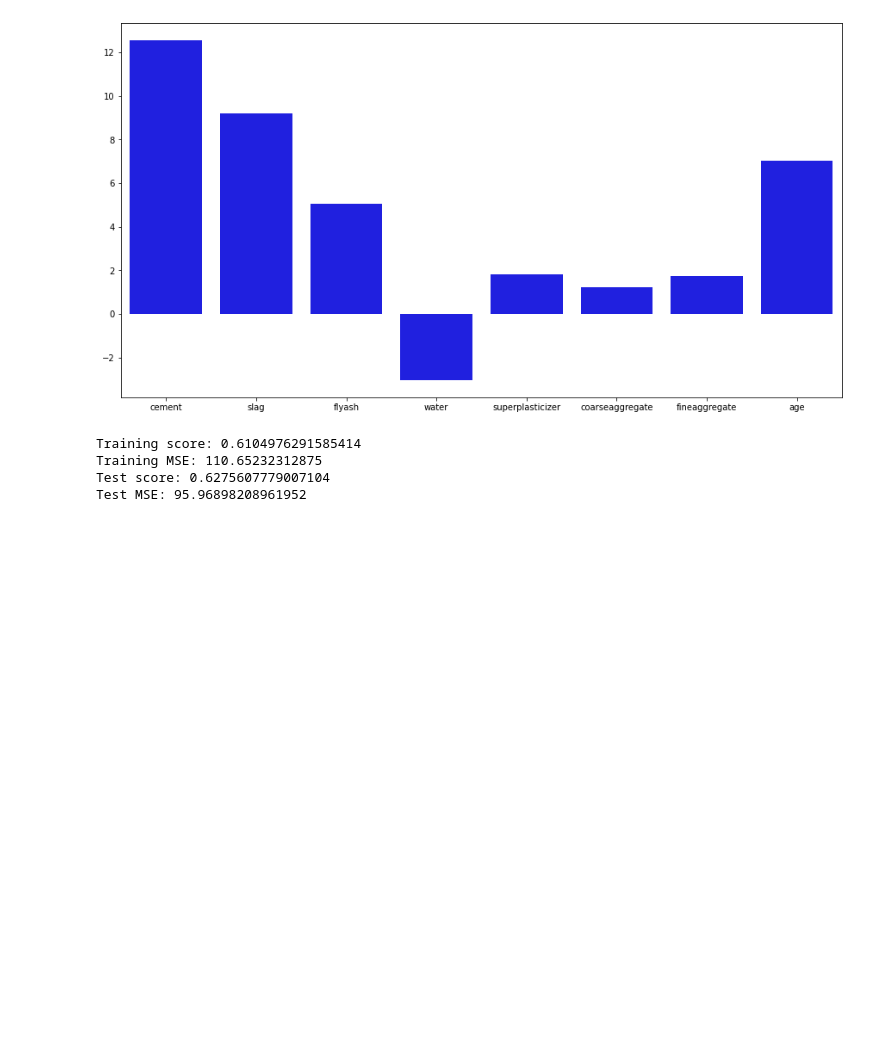
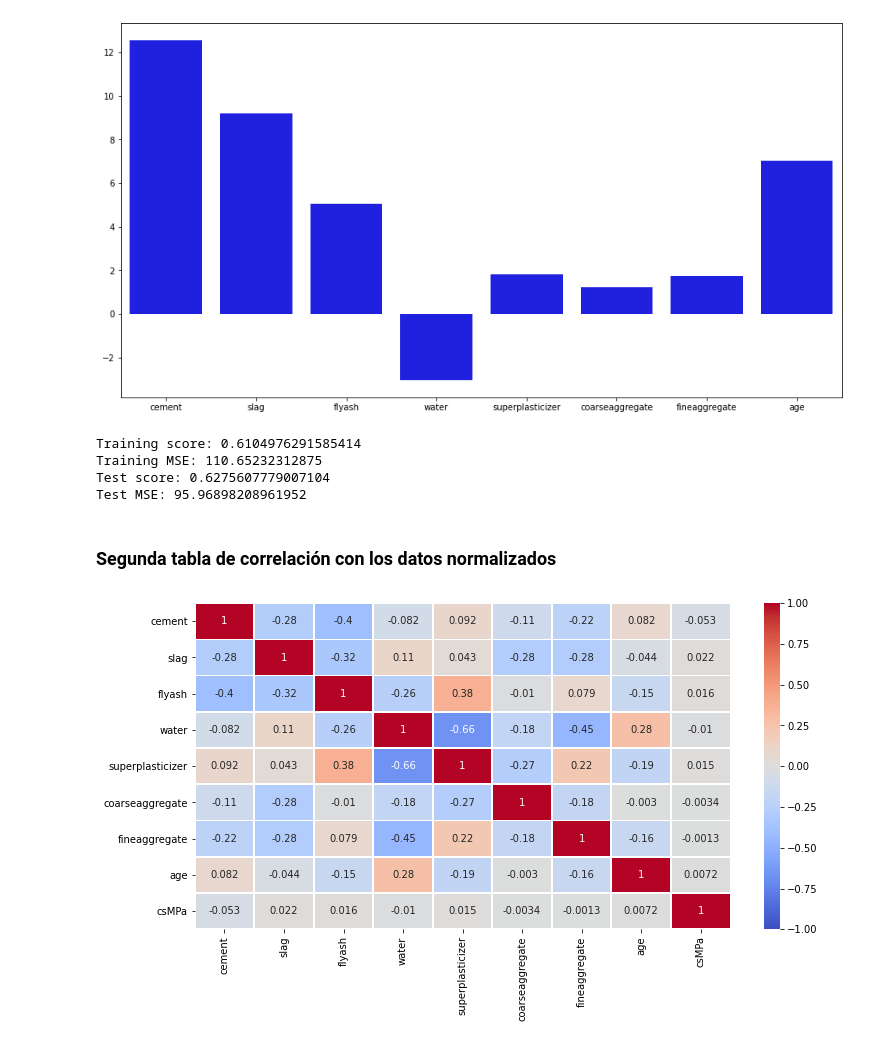
Before and after one commit to juankasv99/APC_Concrete_MPa, a Jupyter notebook: ConcreteMPa_DataExploration.ipynb, the cells around one changed output. Saved outputs shown, nothing was run; the diff lists cells and outputs as text; code cells hidden in the pictures; blank space fills up the shorter version.

Commit message:
la correlacion con datos normalizados no ayuda

```diff
--- a/ConcreteMPa_DataExploration.ipynb
+++ b/ConcreteMPa_DataExploration.ipynb
@@ -268,3 +268,26 @@ Training score: 0.6104976291585414
 Training MSE: 110.65232312875
 Test score: 0.6275607779007104
 Test MSE: 95.96898208961952
+# %% [markdown]
+### Segunda tabla de correlación con los datos normalizados
+# %%
+from sklearn.preprocessing import StandardScaler
+scaler = StandardScaler()
+# %%
+def standarizeDataFrame(dataFrame):
+    scaled = pd.DataFrame(scaler.fit_transform(dataFrame))
+    scaled.columns = dataFrame.columns
+    return scaled
+# %%
+plt.figure(figsize = (12,6))
+
+shuffledDataFrame = dataFrame.sample(frac=1)
+cols = shuffledDataFrame.columns.drop('csMPa')
+shuffledDataFrame2 = standarizeDataFrame(shuffledDataFrame[cols])
+shuffledDataFrame2['csMPa']=dataFrame['csMPa']
+
+
+sns.heatmap(shuffledDataFrame2.corr(), annot=True, linewidths= .75, vmin=-1, vmax=1, cmap='coolwarm')
+plt.show()
+# %% [output]
+[figure, added]
```
